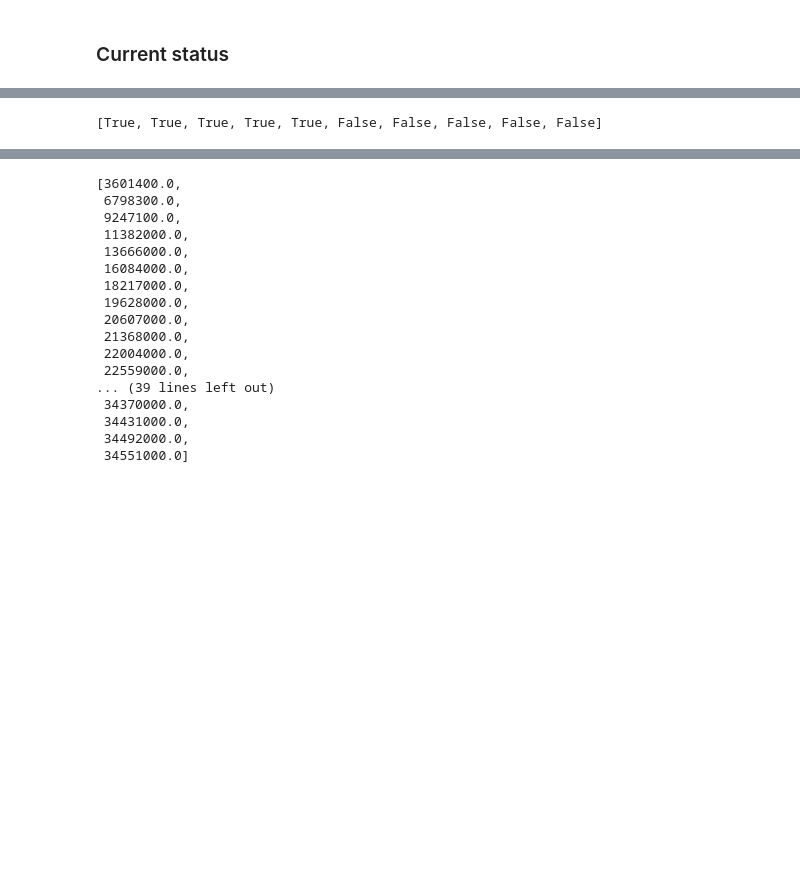
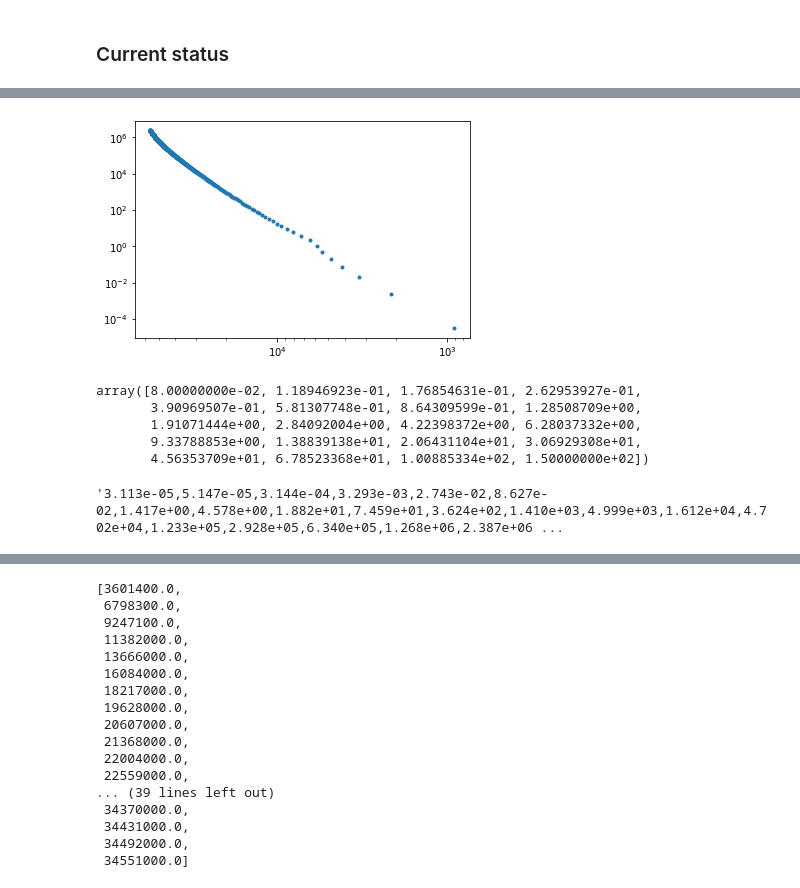
Before and after one commit to dvallesp/StellarStructureProject, a Jupyter notebook: Extending MS models.ipynb, the cells around one changed output, grey strips where cells are left out. Drawn from its saved outputs; the diff is of its cells as text; code cells hidden in the pictures; blank space fills up the shorter version.

```diff
--- a/Extending MS models.ipynb
+++ b/Extending MS models.ipynb
@@ -72,4 +82,10 @@ Starting model no. 9
-# %%
-worked
-# %% [output]
-[True, True, True, True, True, False, False, False, False, False]
+# %%
+luminosity = [converged_parameters[i][8] for i in range(len(converged_parameters))]
+efftemp = [converged_parameters[i][7] for i in range(len(converged_parameters))]
+# %%
+#HR!
+fig,ax=plt.subplots()
+ax.loglog(efftemp, luminosity,'.')
+plt.gca().invert_xaxis()
+# %% [output]
+[figure, added]
@@ -75,0 +130,15 @@ worked
+# %%
+M_ref
+# %% [output]
+array([8.00000000e-02, 1.18946923e-01, 1.76854631e-01, 2.62953927e-01,
+       3.90969507e-01, 5.81307748e-01, 8.64309599e-01, 1.28508709e+00,
+       1.91071444e+00, 2.84092004e+00, 4.22398372e+00, 6.28037332e+00,
+       9.33788853e+00, 1.38839138e+01, 2.06431104e+01, 3.06929308e+01,
+       4.56353709e+01, 6.78523368e+01, 1.00885334e+02, 1.50000000e+02])
+# %%
+string=''
+for i in L:
+    string = string+'{0:.3e},'.format(i)
+string
+# %% [output]
+'3.113e-05,5.147e-05,3.144e-04,3.293e-03,2.743e-02,8.627e-02,1.417e+00,4.578e+00,1.882e+01,7.459e+01,3.624e+02,1.410e+03,4.999e+03,1.612e+04,4.702e+04,1.233e+05,2.928e+05,6.340e+05,1.268e+06,2.387e+06 ...
```
Also changed, not shown: parts of 5 cells of this notebook.
